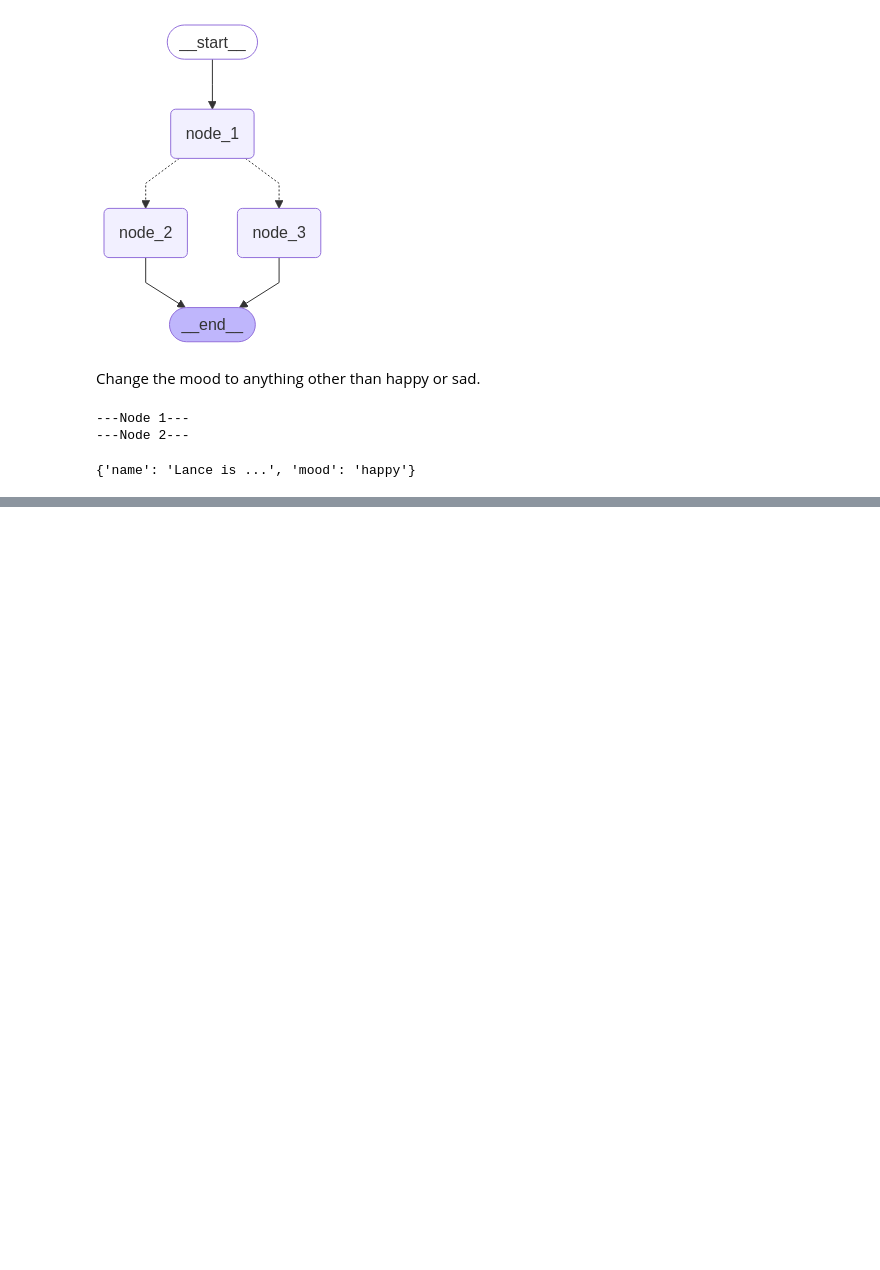
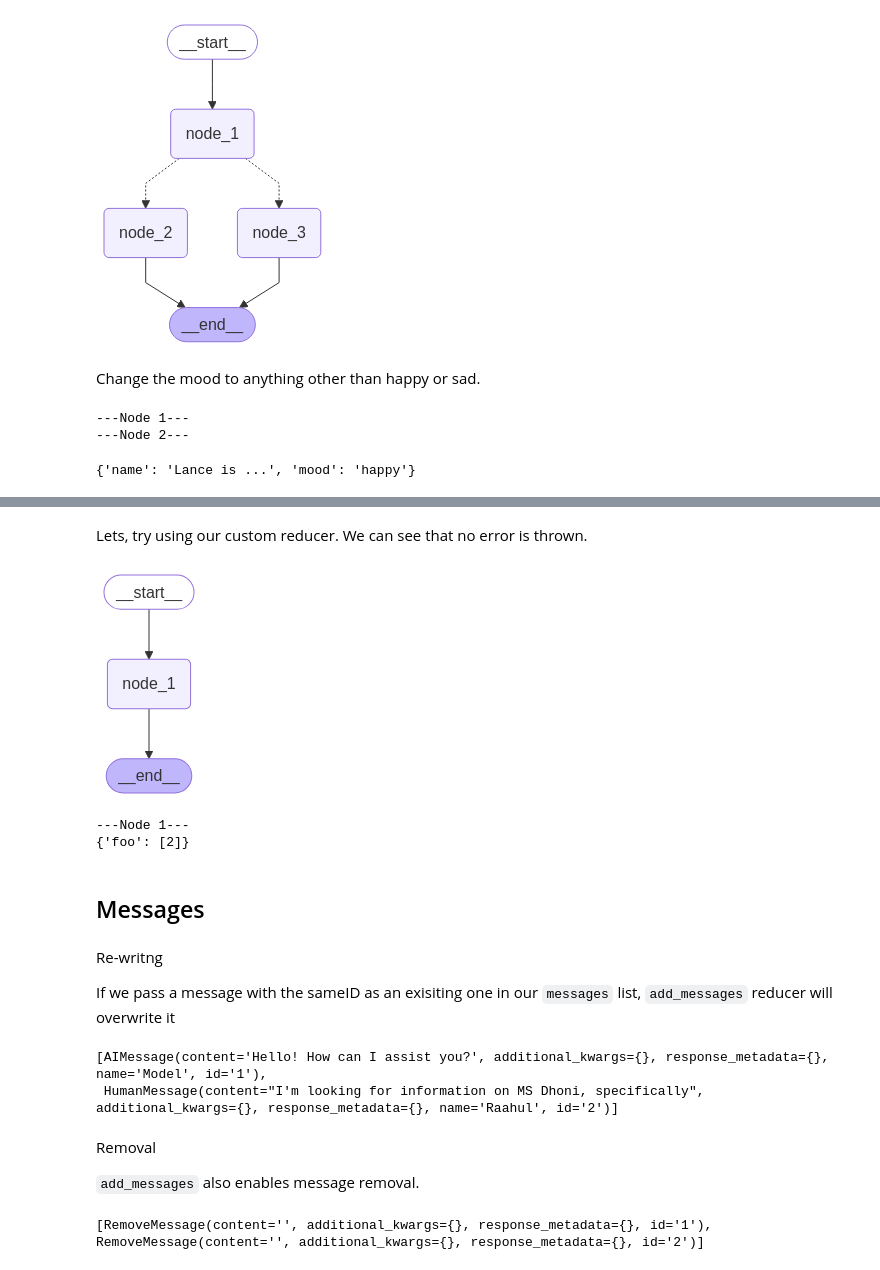
Before and after one commit to Raahul-G/AI-Agent-Langchain, a Jupyter notebook: Module_2.ipynb, the cells around one changed output, grey strips where cells are left out. Cells and saved outputs as stored; diff of their text form; code cells hidden in the pictures; blank space fills up the shorter version.

```diff
--- a/Module_2.ipynb
+++ b/Module_2.ipynb
@@ -184,0 +373,66 @@ graph.invoke(PydanticState(name="Lance",mood="sad"))
+# %% [markdown]
+Lets, try using our custom reducer. We can see that no error is thrown.
+# %%
+# Builder graph
+builder = StateGraph(CustomReducerState)
+builder.add_node("node_1", node_1)
+
+# Logic
+builder.add_edge(START, "node_1")
+builder.add_edge("node_1", END)
+
+# Compile
+graph = builder.compile()
+
+# View
+display(Image(graph.get_graph(xray=True).draw_mermaid_png()))
+
+try:
+    print(graph.invoke({"foo":None}))
+except TypeError as e:
+    print(f"TypeError occured: {e}")
+# %% [output]
+[figure, added]
+---Node 1---
+{'foo': [2]}
+# %% [markdown]
+## Messages
+# %% [markdown]
+Re-writng
+
+If we pass a message with the sameID as an exisiting one in our `messages` list, `add_messages` reducer will overwrite it
+# %%
+from langgraph.graph.message import add_messages
+from langchain_core.messages import AIMessage, HumanMessage
+
+# Initial state
+initial_messages = [AIMessage(content="Hello! How can I assist you?", name="Model", id="1"),
+                    HumanMessage(content="I'm looking for information on CHennai Super Kings.", name="Raahul", id="2")
+                   ]
+
+# New message to add
+new_message = HumanMessage(content="I'm looking for information on MS Dhoni, specifically", name="Raahul", id="2")
+
+# Test
+add_messages(initial_messages , new_message)
+# %% [output]
+[AIMessage(content='Hello! How can I assist you?', additional_kwargs={}, response_metadata={}, name='Model', id='1'),
+ HumanMessage(content="I'm looking for information on MS Dhoni, specifically", additional_kwargs={}, response_metadata={}, name='Raahul', id='2')]
+# %% [markdown]
+Removal
+
+`add_messages` also enables message removal.
+# %%
+from langchain_core.messages import RemoveMessage
+
+# Message list
+messages = [AIMessage("Hi.", name="Bot", id="1")]
+messages.append(HumanMessage("Hi.", name="Raahul", id="2"))
+messages.append(AIMessage("So you said you were intrested on IPL", name="Bot", id="3"))
+messages.append(HumanMessage("Yes, I just started following IPL, tell me more about this league", name="Raahul", id="4"))
+
+# Isolate messages to delete
+delete_messages = [RemoveMessage(id=m.id) for m in messages[0:2]]
+print(delete_messages)
+# %% [output]
+[RemoveMessage(content='', additional_kwargs={}, response_metadata={}, id='1'), RemoveMessage(content='', additional_kwargs={}, response_metadata={}, id='2')]
```
Also changed, not shown: parts of 17 cells of this notebook.
